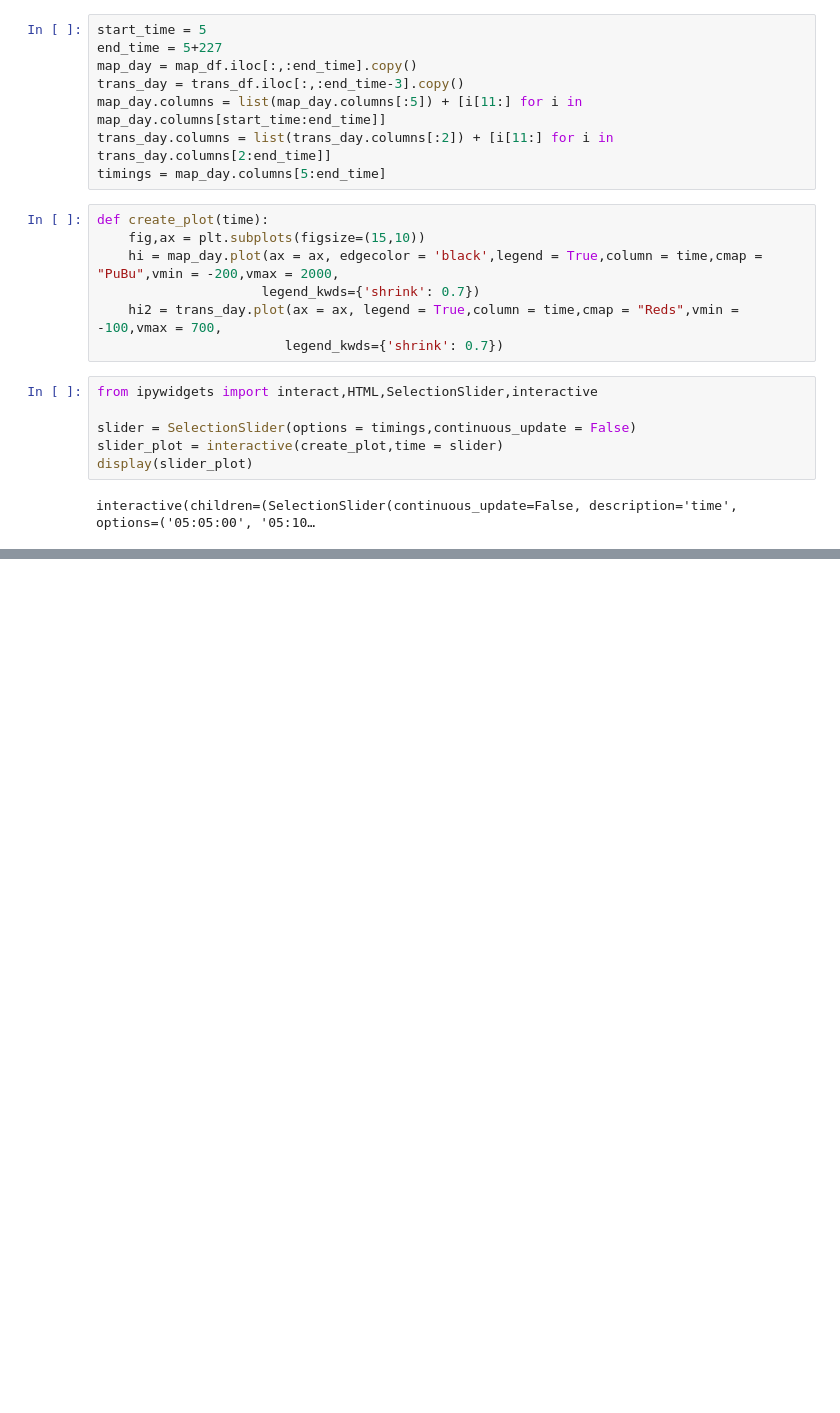
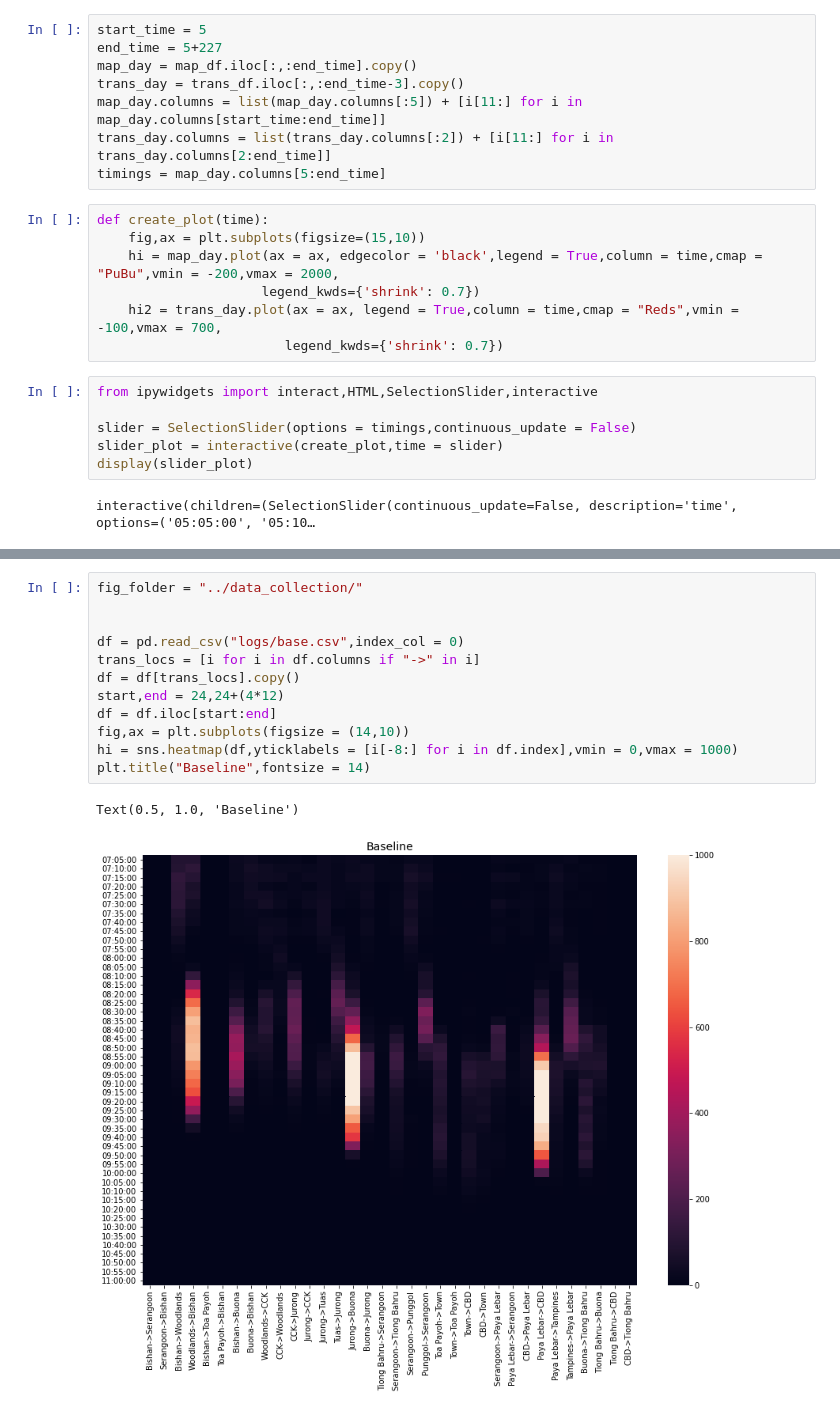
Before and after one commit to reoneo97/transport-abm, a Jupyter notebook: data_vis.ipynb, the cells around one changed output, grey strips where cells are left out. Saved outputs shown, nothing was run; the diff lists cells and outputs as text; blank space fills up the shorter version.

```diff
--- a/data_vis.ipynb
+++ b/data_vis.ipynb
@@ -200,0 +219,15 @@ df.head()
+# %%
+fig_folder = "../data_collection/"
+
+
+df = pd.read_csv("logs/base.csv",index_col = 0)
+trans_locs = [i for i in df.columns if "->" in i]
+df = df[trans_locs].copy()
+start,end = 24,24+(4*12)
+df = df.iloc[start:end]
+fig,ax = plt.subplots(figsize = (14,10))
+hi = sns.heatmap(df,yticklabels = [i[-8:] for i in df.index],vmin = 0,vmax = 1000)
+plt.title("Baseline",fontsize = 14)
+# %% [output]
+Text(0.5, 1.0, 'Baseline')
+[figure, added]
```
Also changed, not shown: parts of 16 cells of this notebook, 7 other files.
